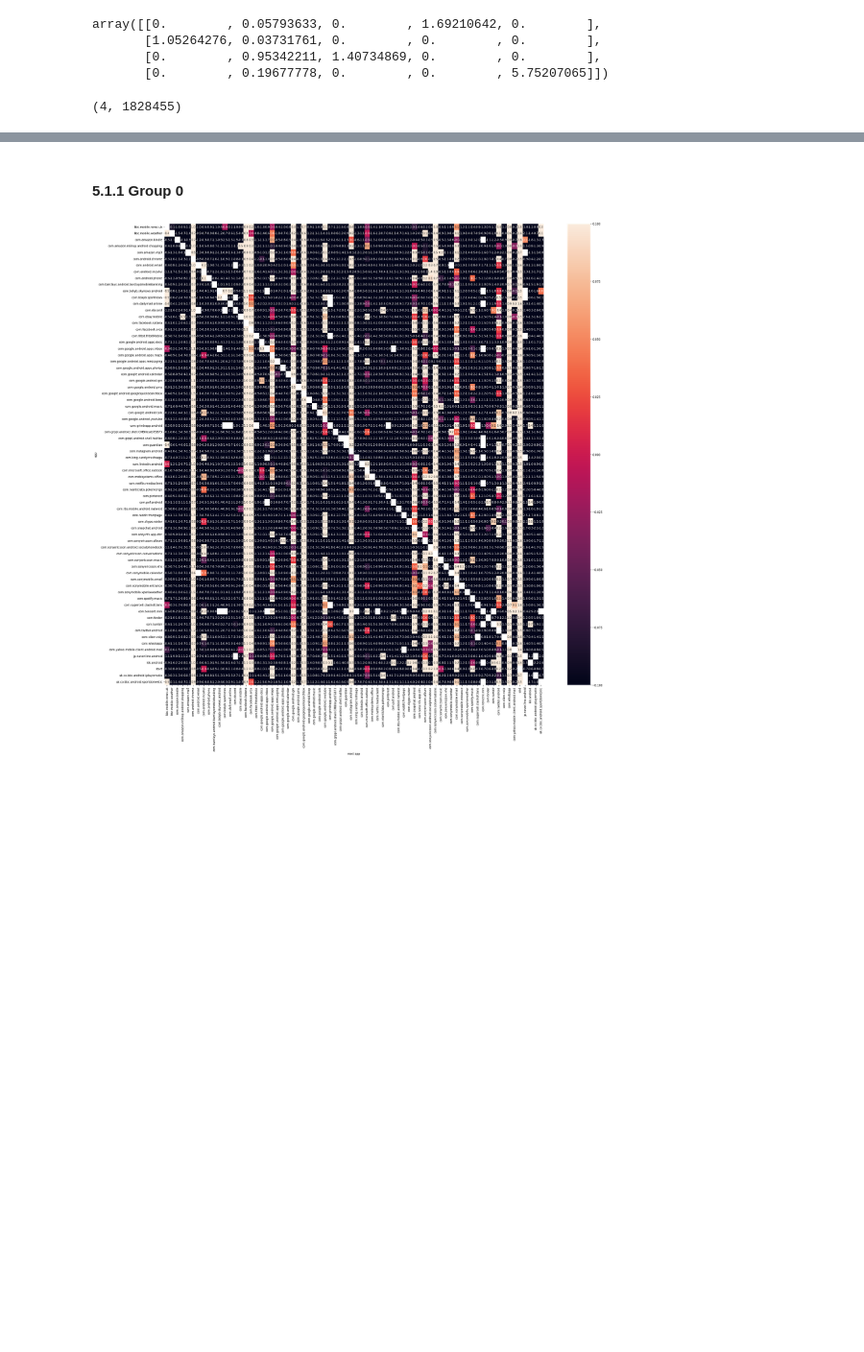
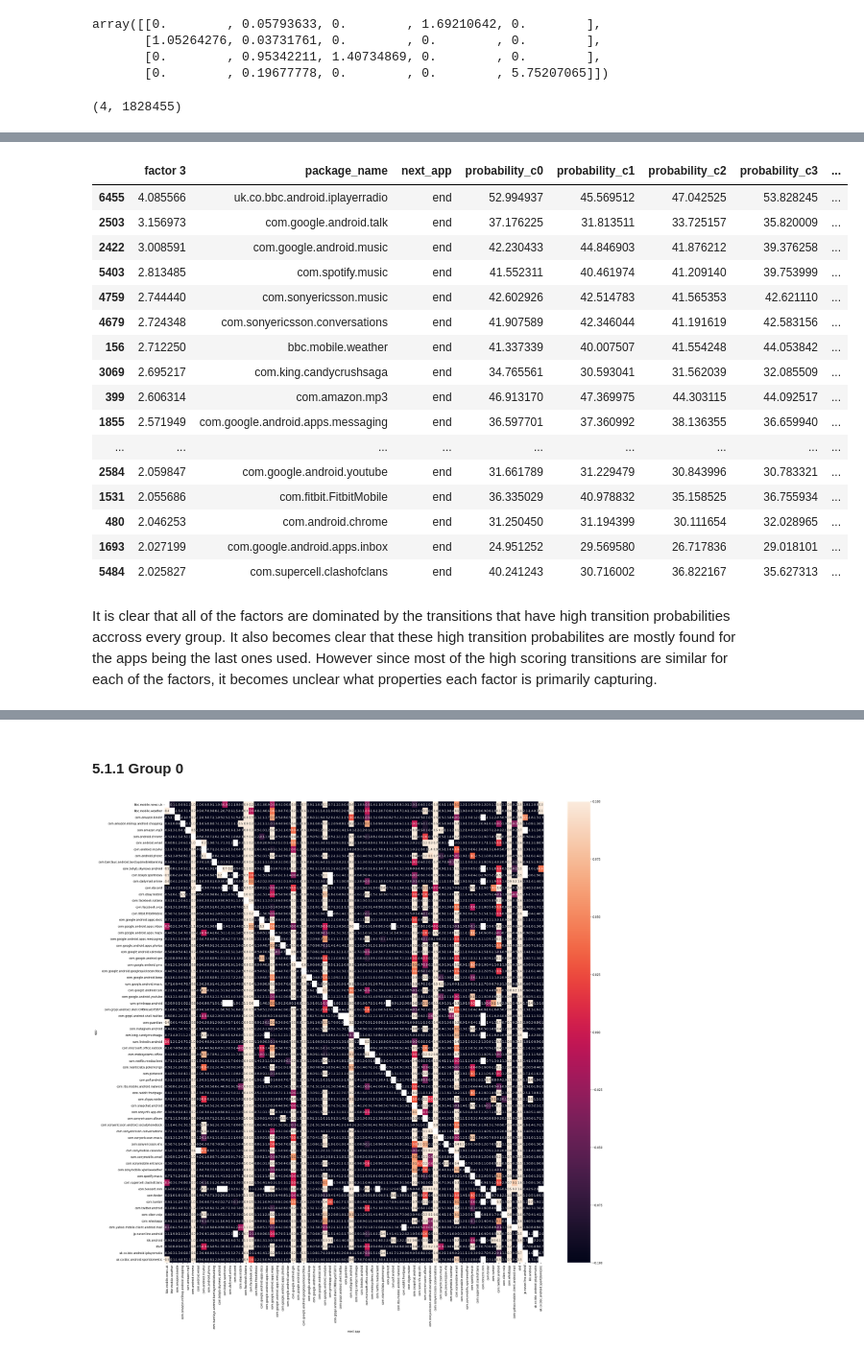
Before and after one commit to ClaraAndersen/motifs_and_competition_in_app_usage, a Jupyter notebook: app_groups.ipynb, the cells around one changed output, grey strips where cells are left out. Shown at 96% size. Cells and saved outputs as stored; diff of their text form; code cells hidden in the pictures; blank space fills up the shorter version.

```diff
--- a/app_groups.ipynb
+++ b/app_groups.ipynb
@@ -1250,0 +1419,22 @@ len(frequent_apps_c0)*len(frequent_apps_c0)
+# %%
+pd.DataFrame(W[3].nlargest(50)).join(full_transition_matrix).rename(columns={3:'factor 3'})
+# %% [output]
+|  | factor 3 | package_name | next_app | probability_c0 | probability_c1 | probability_c2 | probability_c3 | ... |
+| 6455 | 4.085566 | uk.co.bbc.android.iplayerradio | end | 52.994937 | 45.569512 | 47.042525 | 53.828245 | ... |
+| 2503 | 3.156973 | com.google.android.talk | end | 37.176225 | 31.813511 | 33.725157 | 35.820009 | ... |
+| 2422 | 3.008591 | com.google.android.music | end | 42.230433 | 44.846903 | 41.876212 | 39.376258 | ... |
+| 5403 | 2.813485 | com.spotify.music | end | 41.552311 | 40.461974 | 41.209140 | 39.753999 | ... |
+| 4759 | 2.744440 | com.sonyericsson.music | end | 42.602926 | 42.514783 | 41.565353 | 42.621110 | ... |
+| 4679 | 2.724348 | com.sonyericsson.conversations | end | 41.907589 | 42.346044 | 41.191619 | 42.583156 | ... |
+| 156 | 2.712250 | bbc.mobile.weather | end | 41.337339 | 40.007507 | 41.554248 | 44.053842 | ... |
+| 3069 | 2.695217 | com.king.candycrushsaga | end | 34.765561 | 30.593041 | 31.562039 | 32.085509 | ... |
+| 399 | 2.606314 | com.amazon.mp3 | end | 46.913170 | 47.369975 | 44.303115 | 44.092517 | ... |
+| 1855 | 2.571949 | com.google.android.apps.messaging | end | 36.597701 | 37.360992 | 38.136355 | 36.659940 | ... |
+| ... | ... | ... | ... | ... | ... | ... | ... | ... |
+| 2584 | 2.059847 | com.google.android.youtube | end | 31.661789 | 31.229479 | 30.843996 | 30.783321 | ... |
+| 1531 | 2.055686 | com.fitbit.FitbitMobile | end | 36.335029 | 40.978832 | 35.158525 | 36.755934 | ... |
+| 480 | 2.046253 | com.android.chrome | end | 31.250450 | 31.194399 | 30.111654 | 32.028965 | ... |
+| 1693 | 2.027199 | com.google.android.apps.inbox | end | 24.951252 | 29.569580 | 26.717836 | 29.018101 | ... |
+| 5484 | 2.025827 | com.supercell.clashofclans | end | 40.241243 | 30.716002 | 36.822167 | 35.627313 | ... |
+# %% [markdown]
+It is clear that all of the factors are dominated by the transitions that have high transition probabilities accross every group. It also becomes clear that these high transition probabilites are mostly found for the apps being the last ones used. However since most of the high scoring transitions are similar for each of the factors, it becomes unclear what properties each factor is primarily capturing.
```
Also changed, not shown: parts of 78 cells of this notebook.
